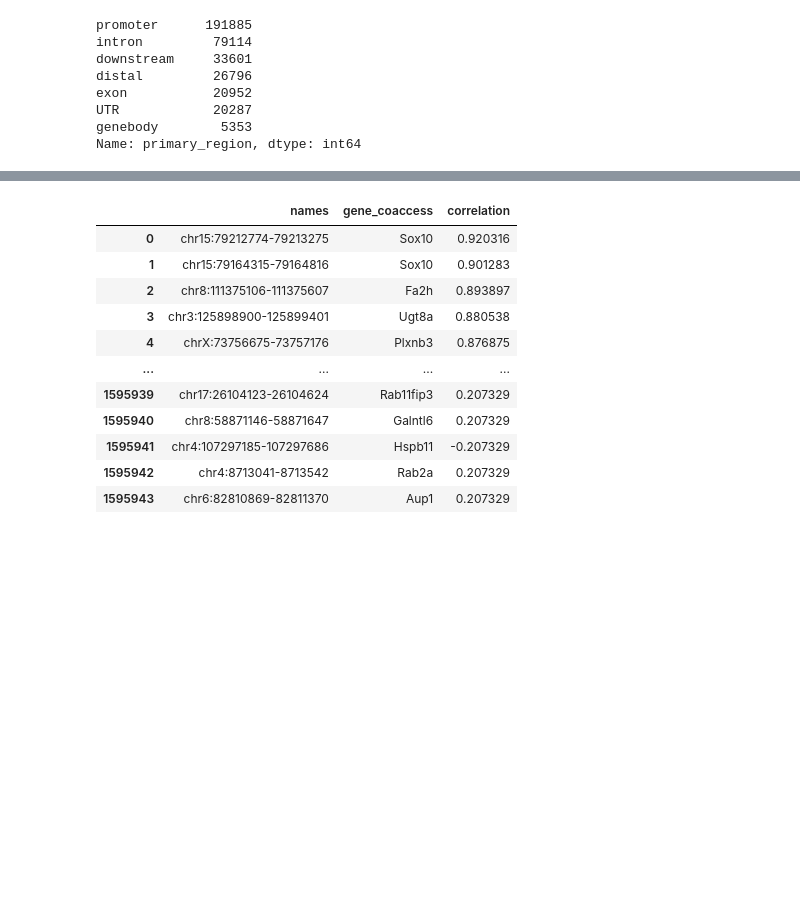
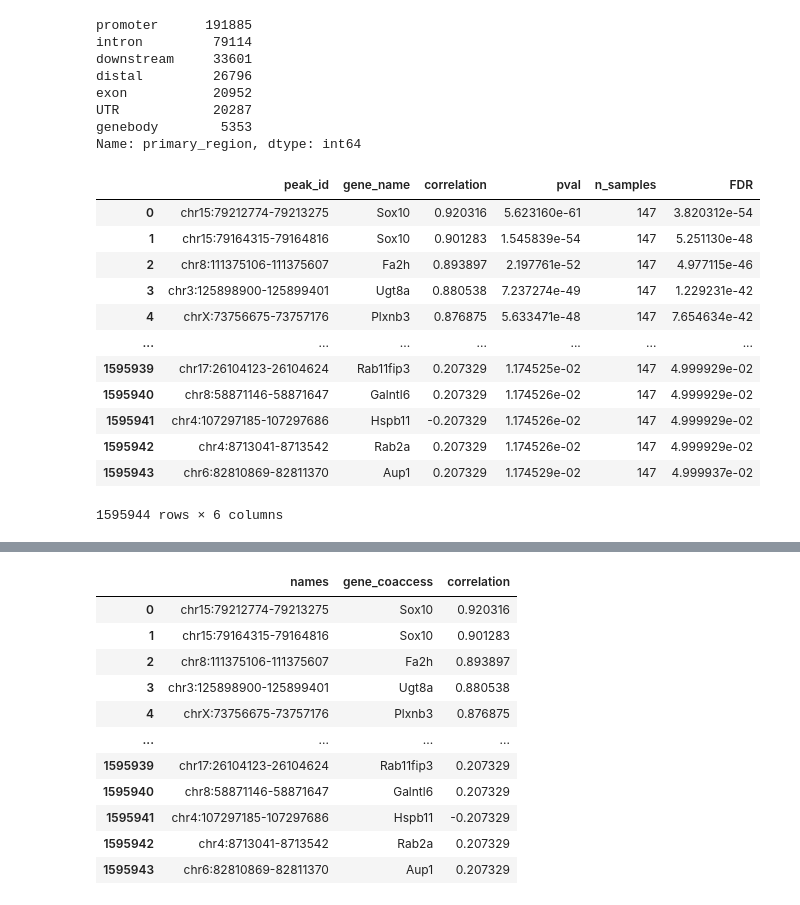
Before and after one commit to juychen/scmmd, a Jupyter notebook: 15gene_mapping.ipynb, the cells around one changed output, grey strips where cells are left out. Cells and saved outputs as stored; diff of their text form; code cells hidden in the pictures; blank space fills up the shorter version.

```diff
--- a/15gene_mapping.ipynb
+++ b/15gene_mapping.ipynb
@@ -574,3 +574,19 @@ df_dar_np = df_dar[~df_dar.primary_region.isin(['dstal', 'downstream','intron'])
 df_dar_merge = df_dar.merge(df_peak_gene_select, left_on='names', right_on='names', how='left')
 # %%
 df_full = pd.read_csv('/data2st1/junyi/output/atac1112/cCRE.peak_gene_corr.sig.csv')
+# %%
+df_full
+# %% [output]
+|  | peak_id | gene_name | correlation | pval | n_samples | FDR |
+| 0 | chr15:79212774-79213275 | Sox10 | 0.920316 | 5.623160e-61 | 147 | 3.820312e-54 |
+| 1 | chr15:79164315-79164816 | Sox10 | 0.901283 | 1.545839e-54 | 147 | 5.251130e-48 |
+| 2 | chr8:111375106-111375607 | Fa2h | 0.893897 | 2.197761e-52 | 147 | 4.977115e-46 |
+| 3 | chr3:125898900-125899401 | Ugt8a | 0.880538 | 7.237274e-49 | 147 | 1.229231e-42 |
+| 4 | chrX:73756675-73757176 | Plxnb3 | 0.876875 | 5.633471e-48 | 147 | 7.654634e-42 |
+| ... | ... | ... | ... | ... | ... | ... |
+| 1595939 | chr17:26104123-26104624 | Rab11fip3 | 0.207329 | 1.174525e-02 | 147 | 4.999929e-02 |
+| 1595940 | chr8:58871146-58871647 | Galntl6 | 0.207329 | 1.174526e-02 | 147 | 4.999929e-02 |
+| 1595941 | chr4:107297185-107297686 | Hspb11 | -0.207329 | 1.174526e-02 | 147 | 4.999929e-02 |
+| 1595942 | chr4:8713041-8713542 | Rab2a | 0.207329 | 1.174526e-02 | 147 | 4.999929e-02 |
+| 1595943 | chr6:82810869-82811370 | Aup1 | 0.207329 | 1.174529e-02 | 147 | 4.999937e-02 |
+1595944 rows × 6 columns
```
Also changed, not shown: parts of 4 cells of this notebook, 4 other files.
